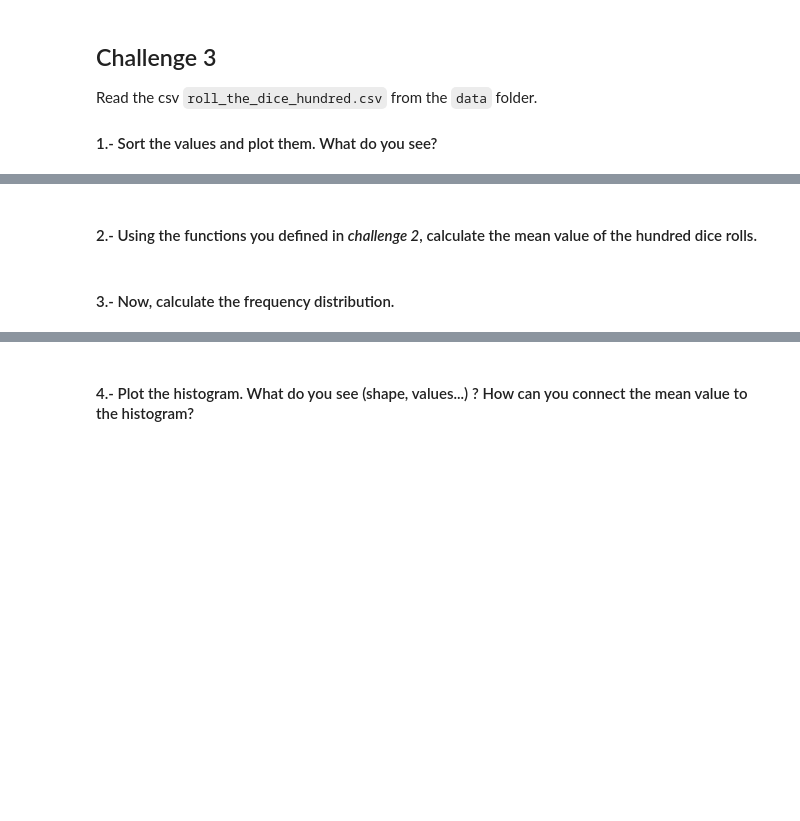
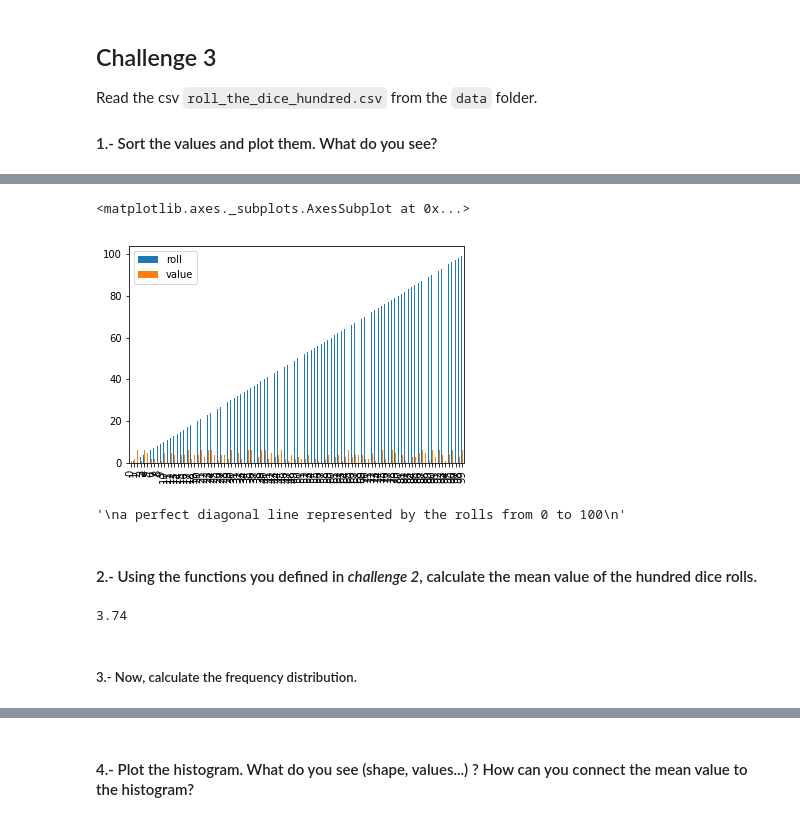
Before and after one commit to ta-data-bcn/descriptive-stats, a Jupyter notebook: your-code/main.ipynb, the cells around one changed output, grey strips where cells are left out. Drawn from its saved outputs; the diff is of its cells as text; code cells hidden in the pictures; blank space fills up the shorter version.

```diff
--- a/your-code/main.ipynb
+++ b/your-code/main.ipynb
@@ -98,0 +224,5 @@ your comments here
+# %%
+# your code here
+hundred_df = pd.read_csv("/home/pau/Ironhack/week4/lab_20190716_understanding_descriptive_statistics/lab-understanding-descriptive-stats/data/roll_the_dice_hundred.csv")
+hundred_df = hundred_df.drop(["Unnamed: 0"], axis=1)
+hundred_df.sort_values(by="value")
@@ -99,8 +248,22 @@ your comments here
+# %%
+hundred_df.plot(kind="bar")
+# %% [output]
+<matplotlib.axes._subplots.AxesSubplot at 0x...>
+[figure, added]
+# %%
+"""
+a perfect diagonal line represented by the rolls from 0 to 100
+"""
+# %% [output]
+'\na perfect diagonal line represented by the rolls from 0 to 100\n'
 # %% [markdown]
 #### 2.- Using the functions you defined in *challenge 2*, calculate the mean value of the hundred dice rolls.
 # %%
 # your code here
+mean_func(hundred_df["value"])
+# %% [output]
+3.74
 # %% [markdown]
-#### 3.- Now, calculate the frequency distribution.
+##### 3.- Now, calculate the frequency distribution.
 # %%
 # your code here
```
Also changed, not shown: parts of 33 cells of this notebook.
